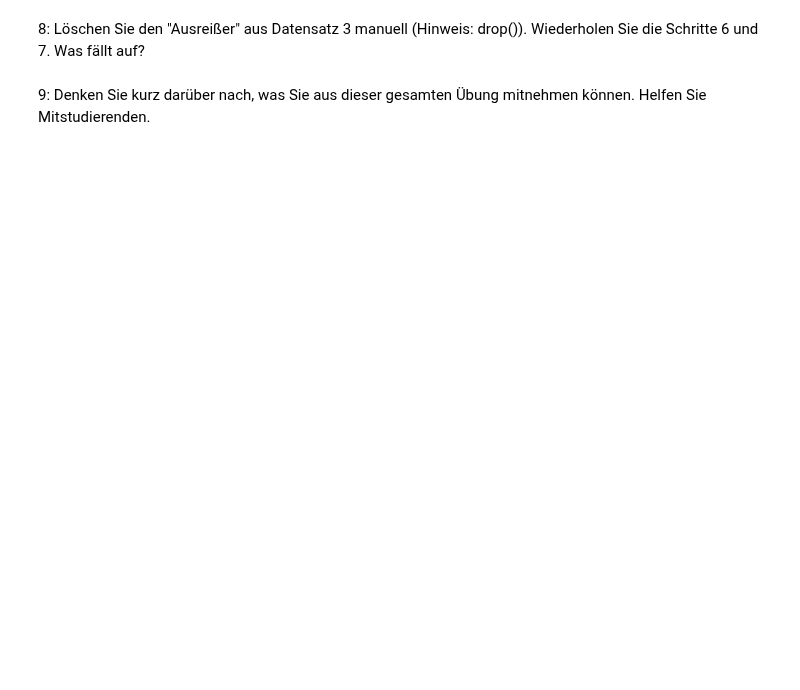
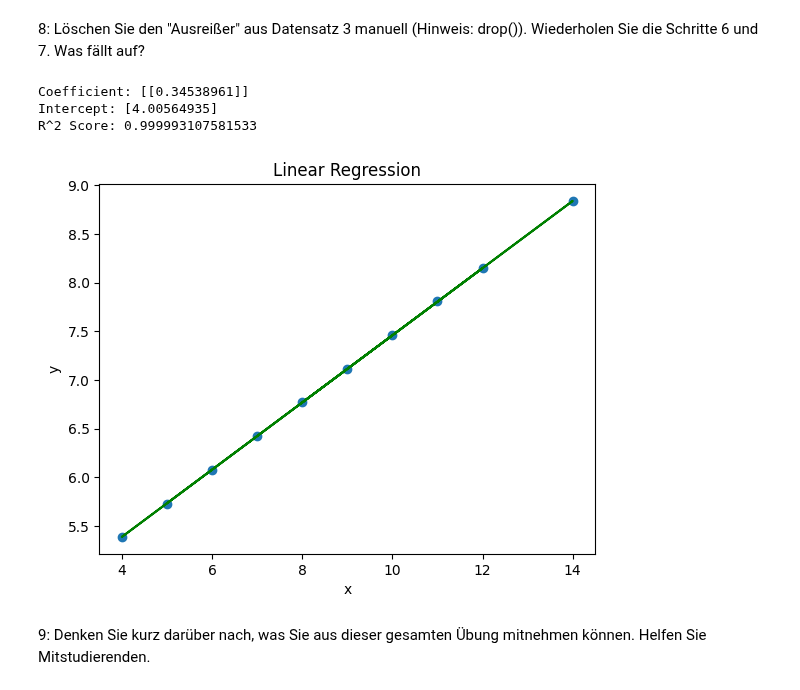
Before and after one commit to MortizK/LaTeX, a Jupyter notebook: DHBW/sem4/DataSci/jupyter/Datenanalyse_stud.ipynb, the cells around one changed output. Cells and saved outputs as stored; diff of their text form; code cells hidden in the pictures; blank space fills up the shorter version.

```diff
--- a/DHBW/sem4/DataSci/jupyter/Datenanalyse_stud.ipynb
+++ b/DHBW/sem4/DataSci/jupyter/Datenanalyse_stud.ipynb
@@ -49,4 +159,29 @@ NameError: name 'dataSet3' is not defined
 # %% [markdown]
 8: Löschen Sie den "Ausreißer" aus Datensatz 3 manuell (Hinweis: drop()). Wiederholen Sie die Schritte 6 und 7. Was fällt auf?
+# %%
+new_df3 = df3.drop(index=2)  # drop the outlier at index 2
+
+X = new_df3.iloc[:, 0].values.reshape(-1, 1)
+Y = new_df3.iloc[:, 1].values.reshape(-1, 1)
+
+model = LinearRegression()
+model.fit(X, Y)
+
+print("Coefficient:", model.coef_)
+print("Intercept:", model.intercept_)
+print("R^2 Score:", model.score(X, Y))
+
+Y_pred = model.predict(X)
+plt.scatter(X, Y)
+plt.plot(X, Y_pred, color='green')
+plt.title('Linear Regression')
+plt.xlabel('x')
+plt.ylabel('y')
+plt.show()
+# %% [output]
+Coefficient: [[0.34538961]]
+Intercept: [4.00564935]
+R^2 Score: 0.999993107581533
+[figure, added]
 # %% [markdown]
 9: Denken Sie kurz darüber nach, was Sie aus dieser gesamten Übung mitnehmen können. Helfen Sie Mitstudierenden.
```
Also changed, not shown: parts of 10 cells of this notebook, 5 other files.
